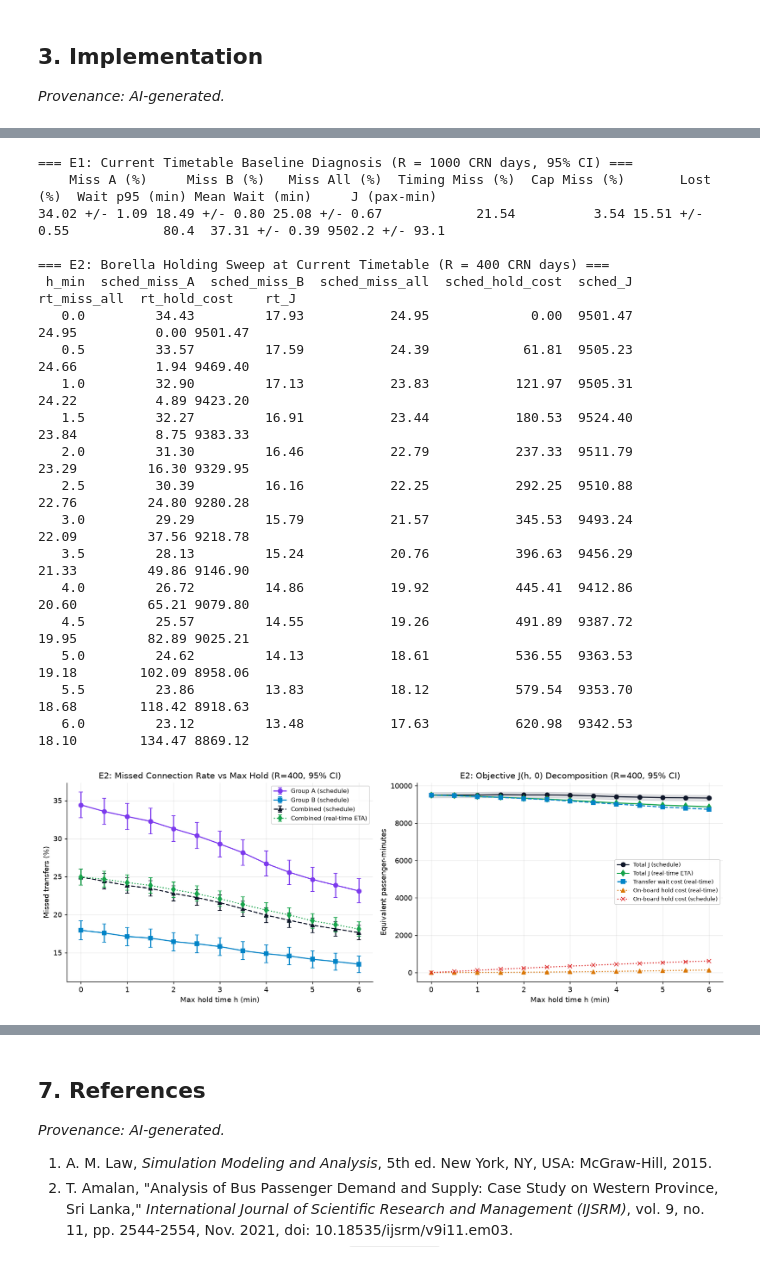
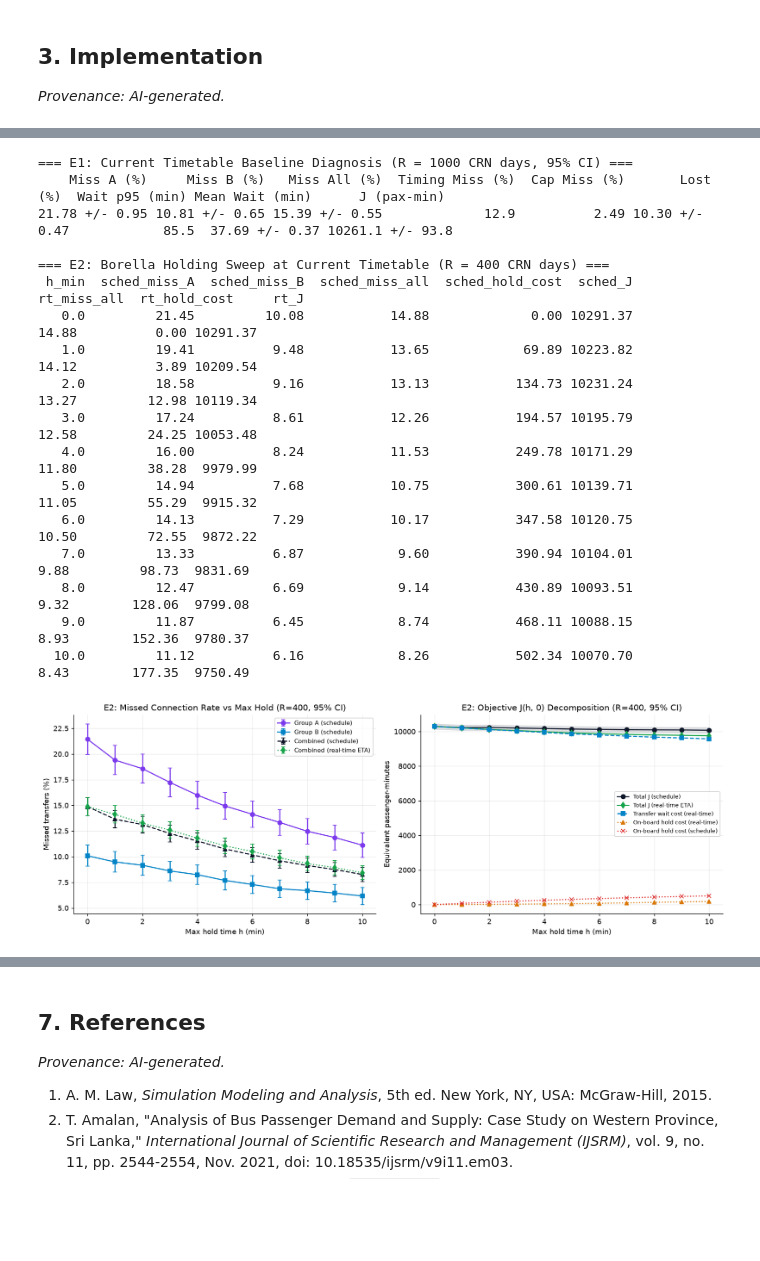
Before and after one commit to NayanthaNethsara/metro-transfer-simulator, a Jupyter notebook: notebook/metro-transfer-simulator.ipynb, the cells around one changed output, grey strips where cells are left out. Drawn from its saved outputs; the diff is of its cells as text; code cells hidden in the pictures; blank space fills up the shorter version.

```diff
--- a/notebook/metro-transfer-simulator.ipynb
+++ b/notebook/metro-transfer-simulator.ipynb
@@ -13,6 +12,7 @@ Lanka Metro Transit operates fixed-schedule metro buses on Route CM01 (Makumbura
 import heapq
 import io
 import math
+import zlib
 import time
 from pathlib import Path
 
@@ -23,7 +23,11 @@ import scipy
 from scipy.stats import norm
 
 SEED = 42
-root_seed_sequence = np.random.SeedSequence(SEED)
+
+
+def experiment_seeds(experiment_name, n_streams):
+    stream_key = zlib.crc32(experiment_name.encode("utf-8"))
+    return np.random.SeedSequence(SEED, spawn_key=(stream_key,)).spawn(n_streams)
 
 plt.rcParams.update({
     "figure.dpi": 130,
@@ -1239,7 +1281,7 @@ We verify the simulation against eight independent checks before running policy
 
 Additionally, we check **Monte Carlo error scaling** across $R \in \{25, 50, 100, 250, 500, 1000, 2000\}$ replications to verify that the $95\%$ CI half-width decreases with log-log slope near $-0.5$.
 # %%
-verify_seeds = root_seed_sequence.spawn(6)
+verify_seeds = experiment_seeds("verification", 7)
 verify_rng = np.random.default_rng(verify_seeds[0])
 N_VERIFY_STEPS = 50_000
 
@@ -1275,6 +1317,26 @@ for leg_name in ROUTE_LEGS_CONFIG:
     )
     print(f"  Check 2 [{leg_name}]: cal_err={LEG_CAL_REL_ERRORS[leg_name]:.2%}, test_delay={mean_delay:+.2f} +/- {1.96*se_delay:.2f}m (rel={rel_rt_err:.2%}, 99% comb lim={2.58*se_combined:.2f}m)")
 print("PASS [Check 2 - leg calibration]: all 4 legs calibrated < 2% and test delays match scheduled runtime within Monte Carlo CI.")
+
+thinning_rng = np.random.default_rng(verify_seeds[6])
+thinning_leg_cfg = {"stops": ["S0", "S1"], "base_arrival_rate_pax_per_min": [0.4, 0.0]}
+N_THINNING_DAYS = 400
+thinning_start_min = DAY_START_MIN
+peak_minutes = sum(max(0.0, min(end, DAY_END_MIN) - max(start, thinning_start_min)) for start, end in PEAK_WINDOWS_MIN)
+offpeak_minutes = (DAY_END_MIN - thinning_start_min) - peak_minutes
+expected_peak = 0.4 * PEAK_ARRIVAL_MULTIPLIER * peak_minutes
+expected_offpeak = 0.4 * OFFPEAK_ARRIVAL_MULTIPLIER * offpeak_minutes
+peak_counts, offpeak_counts = [], []
+for _ in range(N_THINNING_DAYS):
+    times = [t for t, _ in generate_stop_arrivals(thinning_leg_cfg, thinning_start_min + PRE_DEPARTURE_ACCUM_MIN, thinning_rng, thinning_rng)[0]]
+    n_peak = sum(1 for t in times if is_peak_time(t))
+    peak_counts.append(n_peak)
+    offpeak_counts.append(len(times) - n_peak)
+for label, counts_arr, expected in (("peak", peak_counts, expected_peak), ("off-peak", offpeak_counts, expected_offpeak)):
+    mean_count = float(np.mean(counts_arr))
+    se_count = math.sqrt(expected / N_THINNING_DAYS)
+    assert abs(mean_count - expected) <= 3.0 * se_count, f"Thinning {label} count {mean_count:.1f} vs {expected:.1f}"
+    print(f"PASS [Check 9 - NHPP thinning, {label:8s}]: mean daily arrivals {mean_count:.1f} vs integral of lambda(t) {expected:.1f} (3 SE = {3 * se_count:.1f})")
 
 det_feeders_df = pd.DataFrame([{"trip_id": "F1", "borella_arr_min": 500.0}])
 det_conns_df = pd.DataFrame([{"trip_id": "C1", "borella_sched_min": 504.0, "borella_base_dep_min": 504.0, "borella_onboard_pax": 20}])
@@ -1493,11 +1554,12 @@ def summarize_ci(values):
     return mean_val, ci_half
 
 
-def evaluate_policy_over_days(days_pool, policy, hold_max_min, walk_time_min=WALK_TIME_PLACEHOLDER_MIN, capacity_pax=CAPACITY_PAX, wait_weight=WAIT_WEIGHT, hold_weight=HOLD_WEIGHT):
+def evaluate_policy_over_days(days_pool, policy, hold_max_min, walk_time_min=WALK_TIME_PLACEHOLDER_MIN, capacity_pax=CAPACITY_PAX, wait_weight=WAIT_WEIGHT, hold_weight=HOLD_WEIGHT, ticket_validity_min=TICKET_VALIDITY_MIN):
     miss_a, miss_b, miss_all = [], [], []
     lost_all, boarded_waits = [], []
     miss_timing_all, miss_cap_all = [], []
     wait_min_all, j_all, wait_cost_all, hold_cost_all = [], [], [], []
+    j_per_pax_all = []
 
     for day_in in days_pool:
         res = evaluate_day(
@@ -1508,6 +1570,7 @@ def evaluate_policy_over_days(days_pool, policy, hold_max_min, walk_time_min=WAL
             capacity_pax=capacity_pax,
             wait_weight=wait_weight,
             hold_weight=hold_weight,
+            ticket_validity_min=ticket_validity_min,
         )
         a_in = max(1, res["A"]["in_window_total"])
         b_in = max(1, res["B"]["in_window_total"])
@@ -1522,6 +1585,7 @@ def evaluate_policy_over_days(days_pool, policy, hold_max_min, walk_time_min=WAL
         wait_cost_all.append(res["A"]["wait_cost"] + res["B"]["wait_cost"])
         hold_cost_all.append(res["A"]["hold_cost"] + res["B"]["hold_cost"])
         j_all.append(res["A"]["total_cost"] + res["B"]["total_cost"])
+        j_per_pax_all.append((res["A"]["total_cost"] + res["B"]["total_cost"]) / max(1, res["A"]["total_generated"] + res["B"]["total_generated"]))
         lost_all.append(100.0 * (res["A"]["lost_total"] + res["B"]["lost_total"]) / tot_in)
         boarded_waits.extend(res["A"]["boarded_wait_mins"])
         boarded_waits.extend(res["B"]["boarded_wait_mins"])
@@ -1535,6 +1599,7 @@ def evaluate_policy_over_days(days_pool, policy, hold_max_min, walk_time_min=WAL
     wc_m, _ = summarize_ci(wait_cost_all)
     hc_m, _ = summarize_ci(hold_cost_all)
     j_m, j_ci = summarize_ci(j_all)
+    jpp_m, jpp_ci = summarize_ci(j_per_pax_all)
     lost_m, lost_ci = summarize_ci(lost_all)
     waits_arr = np.asarray(boarded_waits, dtype=float)
     return {
@@ -1545,6 +1610,7 @@ def evaluate_policy_over_days(days_pool, policy, hold_max_min, walk_time_min=WAL
         "mean_wait_min": wm_m, "mean_wait_ci": wm_ci,
         "wait_cost": wc_m, "hold_cost": hc_m,
         "J_mean": j_m, "J_ci": j_ci,
+        "J_per_pax": jpp_m, "J_per_pax_ci": jpp_ci,
         "lost_pct": lost_m, "lost_ci": lost_ci,
         "wait_p95_min": float(np.percentile(waits_arr, 95)) if waits_arr.size else float("nan"),
         "boarded_waits": waits_arr,
@@ -1571,7 +1637,7 @@ print(e1_table.to_string(index=False))
 
 R_SWEEP = 400
 SWEEP_POOL = PRECOMPUTED_POOL[:R_SWEEP]
-HOLD_GRID_MIN = np.arange(0.0, 6.5, 0.5)
+HOLD_GRID_MIN = np.arange(0.0, 11.0, 1.0)
 
 e2_rows = []
 for h_val in HOLD_GRID_MIN:
@@ -1599,50 +1665,48 @@ fig, axes = plt.subplots(1, 2, figsize=(13.5, 4.8))
 
 ax1 = axes[0]
 ax1.errorbar(e2_df["h_min"], e2_df["sched_miss_A"], yerr=e2_df["sched_miss_A_ci"], marker="o", capsize=3, color="#7c3aed", label="Group A (schedule)")
 ax1.errorbar(e2_df["h_min"], e2_df["sched_miss_B"], yerr=e2_df["sched_miss_B_ci"], marker="s", capsize=3, color="#0284c7", label="Group B (schedule)")
 ax1.errorbar(e2_df["h_min"], e2_df["sched_miss_all"], yerr=e2_df["sched_miss_all_ci"], marker="^", linestyle="--", capsize=3, color="#0f172a", label="Combined (schedule)")
 ax1.errorbar(e2_df["h_min"], e2_df["rt_miss_all"], yerr=e2_df["rt_miss_all_ci"], marker="d", linestyle=":", capsize=3, color="#16a34a", label="Combined (real-time ETA)")
 ax1.set_xlabel("Max hold time h (min)")
 ax1.set_ylabel("Missed transfers (%)")
 ax1.set_title(f"E2: Missed Connection Rate vs Max Hold (R={R_SWEEP}, 95% CI)")
 ax1.legend(fontsize=8.5)
 
 ax2 = axes[1]
 ax2.plot(e2_df["h_min"], e2_df["sched_J"], marker="o", color="#0f172a", label="Total J (schedule)")
 ax2.fill_between(e2_df["h_min"], e2_df["sched_J"] - e2_df["sched_J_ci"], e2_df["sched_J"] + e2_df["sched_J_ci"], color="#0f172a", alpha=0.12)
 ax2.plot(e2_df["h_min"], e2_df["rt_J"], marker="d", color="#16a34a", label="Total J (real-time ETA)")
 ax2.plot(e2_df["h_min"], e2_df["rt_wait_cost"], marker="s", linestyle="--", color="#0284c7", label="Transfer wait cost (real-time)")
 ax2.plot(e2_df["h_min"], e2_df["rt_hold_cost"], marker="^", linestyle=":", color="#d97706", label="On-board hold cost (real-time)")
 ax2.plot(e2_df["h_min"], e2_df["sched_hold_cost"], marker="x", linestyle=":", color="#dc2626", label="On-board hold cost (schedule)")
 ax2.set_xlabel("Max hold time h (min)")
 ax2.set_ylabel("Equivalent passenger-minutes")
 ax2.set_title(f"E2: Objective J(h, 0) Decomposition (R={R_SWEEP}, 95% CI)")
 ax2.legend(fontsize=8)
 
 plt.tight_layout()
 fig.savefig(FIGURES_DIR / "holding_sweep.png", bbox_inches="tight")
 plt.show()
 # %% [output]
 === E1: Current Timetable Baseline Diagnosis (R = 1000 CRN days, 95% CI) ===
-    Miss A (%)     Miss B (%)   Miss All (%)  Timing Miss (%)  Cap Miss (%)       Lost (%)  Wait p95 (min) Mean Wait (min)     J (pax-min)
-34.02 +/- 1.09 18.49 +/- 0.80 25.08 +/- 0.67            21.54          3.54 15.51 +/- 0.55            80.4  37.31 +/- 0.39 9502.2 +/- 93.1
+    Miss A (%)     Miss B (%)   Miss All (%)  Timing Miss (%)  Cap Miss (%)       Lost (%)  Wait p95 (min) Mean Wait (min)      J (pax-min)
+21.78 +/- 0.95 10.81 +/- 0.65 15.39 +/- 0.55             12.9          2.49 10.30 +/- 0.47            85.5  37.69 +/- 0.37 10261.1 +/- 93.8
 
 === E2: Borella Holding Sweep at Current Timetable (R = 400 CRN days) ===
- h_min  sched_miss_A  sched_miss_B  sched_miss_all  sched_hold_cost  sched_J  rt_miss_all  rt_hold_cost    rt_J
-   0.0         34.43         17.93           24.95             0.00  9501.47        24.95          0.00 9501.47
-   0.5         33.57         17.59           24.39            61.81  9505.23        24.66          1.94 9469.40
-   1.0         32.90         17.13           23.83           121.97  9505.31        24.22          4.89 9423.20
-   1.5         32.27         16.91           23.44           180.53  9524.40        23.84          8.75 9383.33
-   2.0         31.30         16.46           22.79           237.33  9511.79        23.29         16.30 9329.95
-   2.5         30.39         16.16           22.25           292.25  9510.88        22.76         24.80 9280.28
-   3.0         29.29         15.79           21.57           345.53  9493.24        22.09         37.56 9218.78
-   3.5         28.13         15.24           20.76           396.63  9456.29        21.33         49.86 9146.90
-   4.0         26.72         14.86           19.92           445.41  9412.86        20.60         65.21 9079.80
-   4.5         25.57         14.55           19.26           491.89  9387.72        19.95         82.89 9025.21
-   5.0         24.62         14.13           18.61           536.55  9363.53        19.18        102.09 8958.06
-   5.5         23.86         13.83           18.12           579.54  9353.70        18.68        118.42 8918.63
-   6.0         23.12         13.48           17.63           620.98  9342.53        18.10        134.47 8869.12
+ h_min  sched_miss_A  sched_miss_B  sched_miss_all  sched_hold_cost  sched_J  rt_miss_all  rt_hold_cost     rt_J
+   0.0         21.45         10.08           14.88             0.00 10291.37        14.88          0.00 10291.37
+   1.0         19.41          9.48           13.65            69.89 10223.82        14.12          3.89 10209.54
+   2.0         18.58          9.16           13.13           134.73 10231.24        13.27         12.98 10119.34
+   3.0         17.24          8.61           12.26           194.57 10195.79        12.58         24.25 10053.48
+   4.0         16.00          8.24           11.53           249.78 10171.29        11.80         38.28  9979.99
+   5.0         14.94          7.68           10.75           300.61 10139.71        11.05         55.29  9915.32
+   6.0         14.13          7.29           10.17           347.58 10120.75        10.50         72.55  9872.22
+   7.0         13.33          6.87            9.60           390.94 10104.01         9.88         98.73  9831.69
+   8.0         12.47          6.69            9.14           430.89 10093.51         9.32        128.06  9799.08
+   9.0         11.87          6.45            8.74           468.11 10088.15         8.93        152.36  9780.37
+  10.0         11.12          6.16            8.26           502.34 10070.70         8.43        177.35  9750.49
-[figure, old version]
+[figure, new version]
 # %%
 R_GRID = 200
 SHIFT_VALUES_MIN = np.arange(-30.0, 35.0, 5.0)
```
Also changed, not shown: parts of 13 cells of this notebook, 17 other files.
